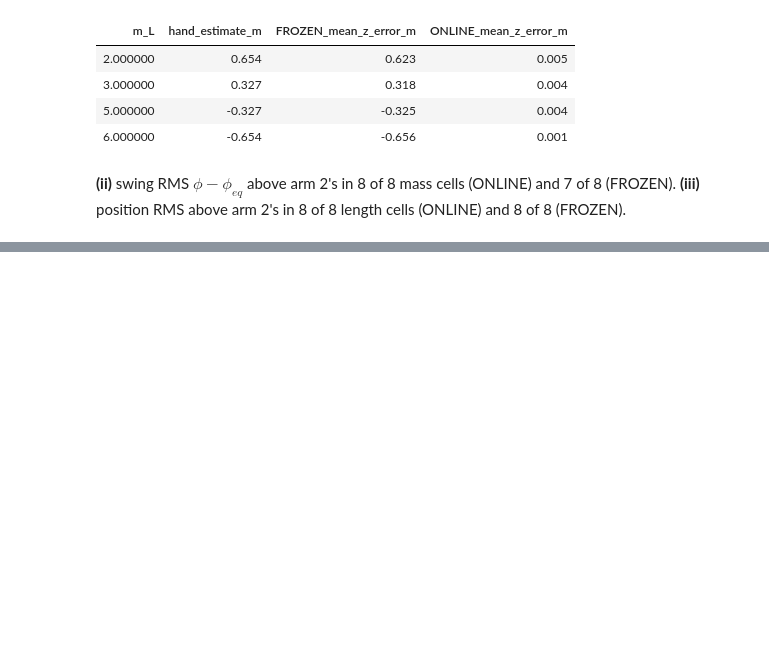
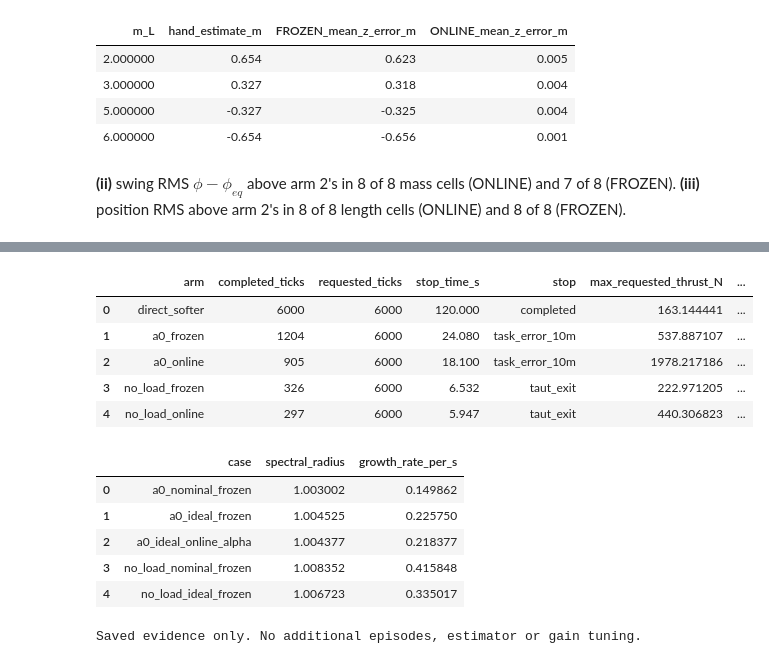
Before and after one commit to Mrjarkos/MRAC_Tutorial, a Jupyter notebook: 07_Arm3_MRAC_Design_and_Preliminary.ipynb, the cells around one changed output, grey strips where cells are left out. Drawn from its saved outputs; the diff is of its cells as text; code cells hidden in the pictures; blank space fills up the shorter version.

```diff
--- a/07_Arm3_MRAC_Design_and_Preliminary.ipynb
+++ b/07_Arm3_MRAC_Design_and_Preliminary.ipynb
@@ -527,13 +532,11 @@ try:
 except ImportError as exc:
     raise ImportError("section 10 needs the A0 reference (experiments/mrac/payload_reference.py, branch mrac/w2d-a0ref): " + str(exc))
 
-RECOMPUTE = False          # True: rerun the 72 episodes (about 1 min with 6 worker processes) and overwrite the CSV
+RECOMPUTE = False          # Historical cache regeneration is not approved here.
+RECHECK_SHORT_CACHE = False  # Requires explicit approval for three extra episodes.
 A0_CSV = Path("results/arm3_a0_grid.csv")
 if RECOMPUTE or not A0_CSV.exists():
-    t0 = time.time()
-    A0 = a0_grid.run_grid(prov.root, workers=6)
-    a0_grid.save_csv(A0, A0_CSV, prov, CANON, 6, time.time() - t0)
-    A0_HEADER = ["recomputed in this session"]
+    raise RuntimeError("Cache missing or recomputation requested. Approve a separate run with a new output path; do not overwrite the historical CSV.")
 else:
     A0, A0_HEADER = a0_grid.load_csv(A0_CSV)
 print("\n".join(h[:240] for h in A0_HEADER))
@@ -542,15 +545,18 @@ header_commit = next((ln.split()[1] for ln in A0_HEADER if ln.startswith("thesis
 if not prov.commit.startswith(header_commit[:7]):
     print("NOTE: the cache was computed at thesis commit %s, this kernel is at %s." % (header_commit[:7], prov.commit[:7]))
 
-# reproducibility: three cells recomputed here against the cache (deterministic, expect exact agreement)
+# Optional short-cache reproducibility check, not long-horizon validation.
 checks = []
-for task in ((2.0, 6.0, "a0_online", "hover"), (1.0, 4.0, "a0_frozen", "transfer"), (2.0, 5.0, "softer", "transfer")):
+for task in (((2.0, 6.0, "a0_online", "hover"), (1.0, 4.0, "a0_frozen", "transfer"), (2.0, 5.0, "softer", "transfer")) if RECHECK_SHORT_CACHE else ()):
     L_, m_, arm_, sc_ = task
     fresh = a0_grid.run_case((str(prov.root), L_, m_, arm_, sc_))
     cached = A0[(A0.L == L_) & (A0.m_L == m_) & (A0.arm == arm_) & (A0.scenario == sc_)].iloc[0]
     checks.append(dict(cell="%s, L=%g, m_L=%g, %s" % (sc_, L_, m_, arm_),
                        max_abs_diff=max(abs(fresh["pos_rms_m"] - cached.pos_rms_m), abs(fresh["swing_rms_deg"] - cached.swing_rms_deg))))
-display(pd.DataFrame(checks).style.format({"max_abs_diff": "{:.1e}"}).hide(axis="index"))
+if checks:
+    display(pd.DataFrame(checks).style.format({"max_abs_diff": "{:.1e}"}).hide(axis="index"))
+else:
+    print("Short-cache reproducibility episodes NOT RUN; see section 11 for saved long-horizon failures.")
 # %% [output]
 EXPLORATORY / offline / PROXY: arm 3 with the nominal-payload (A0) reference, one deterministic run per cell
 created: 2026-11-24T21:16:12  workers=6  wall_s=63
@@ -943,0 +973,32 @@ Mechanisms below are **INFERRED** from the numbers above; none was isolated by a
+# %%
+import json
+DIAG_DIR = Path('results/mrac_long_horizon_20261124T231900')
+diagnostic_receipt = json.loads((DIAG_DIR / 'receipt.json').read_text(encoding='utf-8'))
+if diagnostic_receipt['status'] != 'completed':
+    raise RuntimeError('Incomplete diagnostic receipt; inspect preserved evidence before scoring')
+display(pd.DataFrame([
+    dict(arm=arm, completed_ticks=s['n_completed'], requested_ticks=s['n_requested'],
+         stop_time_s=s['stop_time_s'], stop=s['stop']['kind'] if s['stop'] else 'completed',
+         max_requested_thrust_N=s['requested_thrust_max_N'],
+         Q_domain_violating_ticks=s['q_domain_violating_ticks'])
+    for arm, s in diagnostic_receipt['summaries'].items()
+]))
+hover_audit = json.loads((DIAG_DIR / 'hover_linearization.json').read_text(encoding='utf-8'))
+display(pd.DataFrame([dict(case=k, spectral_radius=v['spectral_radius'],
+                          growth_rate_per_s=v['growth_rate_per_s'])
+                      for k, v in hover_audit['cases'].items()]))
+print('Saved evidence only. No additional episodes, estimator or gain tuning.')
+# %% [output]
+|  | arm | completed_ticks | requested_ticks | stop_time_s | stop | max_requested_thrust_N | ... |
+| 0 | direct_softer | 6000 | 6000 | 120.000 | completed | 163.144441 | ... |
+| 1 | a0_frozen | 1204 | 6000 | 24.080 | task_error_10m | 537.887107 | ... |
+| 2 | a0_online | 905 | 6000 | 18.100 | task_error_10m | 1978.217186 | ... |
+| 3 | no_load_frozen | 326 | 6000 | 6.532 | taut_exit | 222.971205 | ... |
+| 4 | no_load_online | 297 | 6000 | 5.947 | taut_exit | 440.306823 | ... |
+|  | case | spectral_radius | growth_rate_per_s |
+| 0 | a0_nominal_frozen | 1.003002 | 0.149862 |
+| 1 | a0_ideal_frozen | 1.004525 | 0.225750 |
+| 2 | a0_ideal_online_alpha | 1.004377 | 0.218377 |
+| 3 | no_load_nominal_frozen | 1.008352 | 0.415848 |
+| 4 | no_load_ideal_frozen | 1.006723 | 0.335017 |
+Saved evidence only. No additional episodes, estimator or gain tuning.
```
Also changed, not shown: parts of 15 cells of this notebook, 1 other file.
